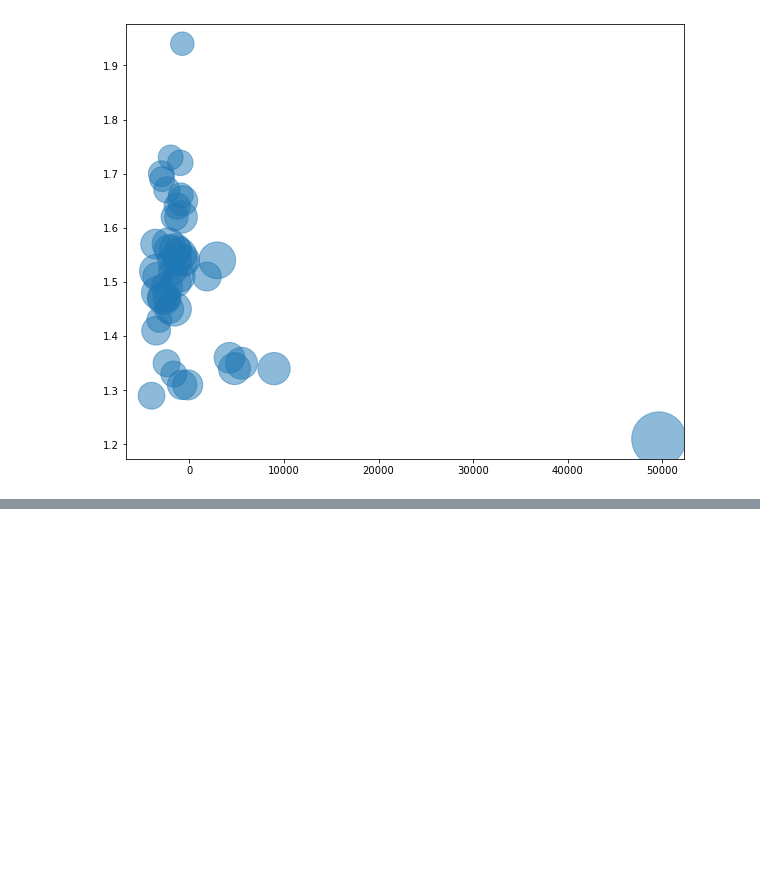
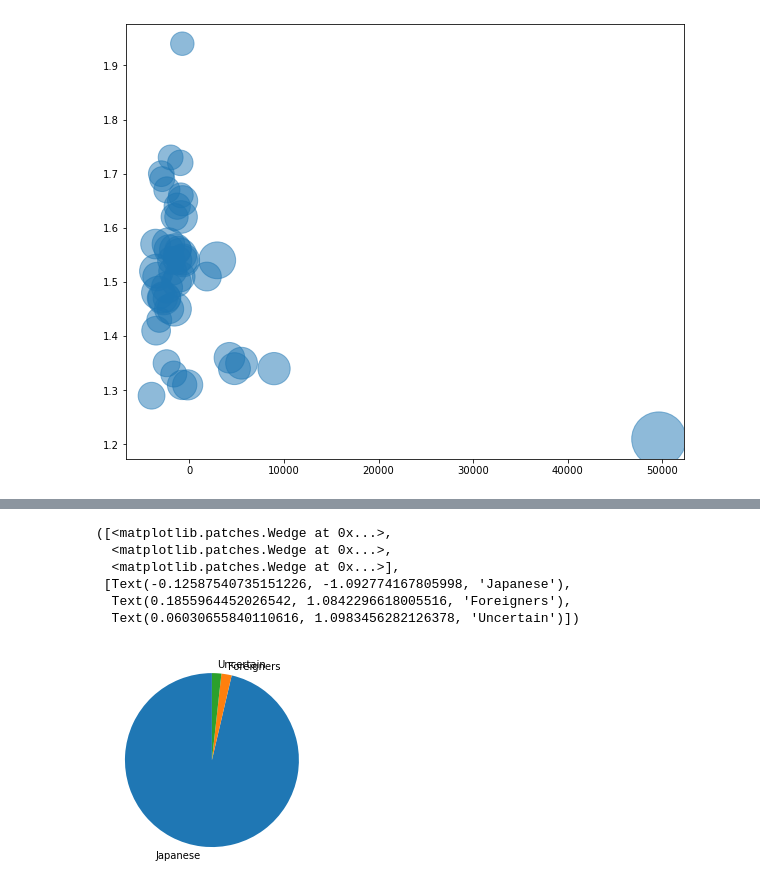
Before and after one commit to ayakow1/CAPP30239_FA22, a Jupyter notebook: data/data_clean.ipynb, the cells around one changed output, grey strips where cells are left out. Saved outputs shown, nothing was run; the diff lists cells and outputs as text; code cells hidden in the pictures; blank space fills up the shorter version.

Commit message:
update data

```diff
--- a/data/data_clean.ipynb
+++ b/data/data_clean.ipynb
@@ -502,0 +505,3 @@ scatter.to_csv('scatter.csv',index=False)
+# %%
+foreigners = pd.read_csv('../week_03/data/foreigners_2020.csv', header=[1])
+foreigners
@@ -502,0 +511,16 @@ scatter.to_csv('scatter.csv',index=False)
+# %%
+foreigners = foreigners.iloc[:, 7:]
+foreigners.columns = ['Total', 'Foreigners', 'Japanese', 'Uncertain']
+foreigners = foreigners[['Japanese', 'Foreigners', 'Uncertain']]
+# %%
+foreigners = foreigners.replace(',','', regex=True)
+# %%
+plt.pie(np.array(foreigners).flatten(), startangle = 90,labels=foreigners.columns)
+# %% [output]
+([<matplotlib.patches.Wedge at 0x...>,
+  <matplotlib.patches.Wedge at 0x...>,
+  <matplotlib.patches.Wedge at 0x...>],
+ [Text(-0.12587540735151226, -1.092774167805998, 'Japanese'),
+  Text(0.1855964452026542, 1.0842296618005516, 'Foreigners'),
+  Text(0.06030655840110616, 1.0983456282126378, 'Uncertain')])
+[figure, added]
```
Also changed, not shown: parts of 3 cells of this notebook, 3 other files.
